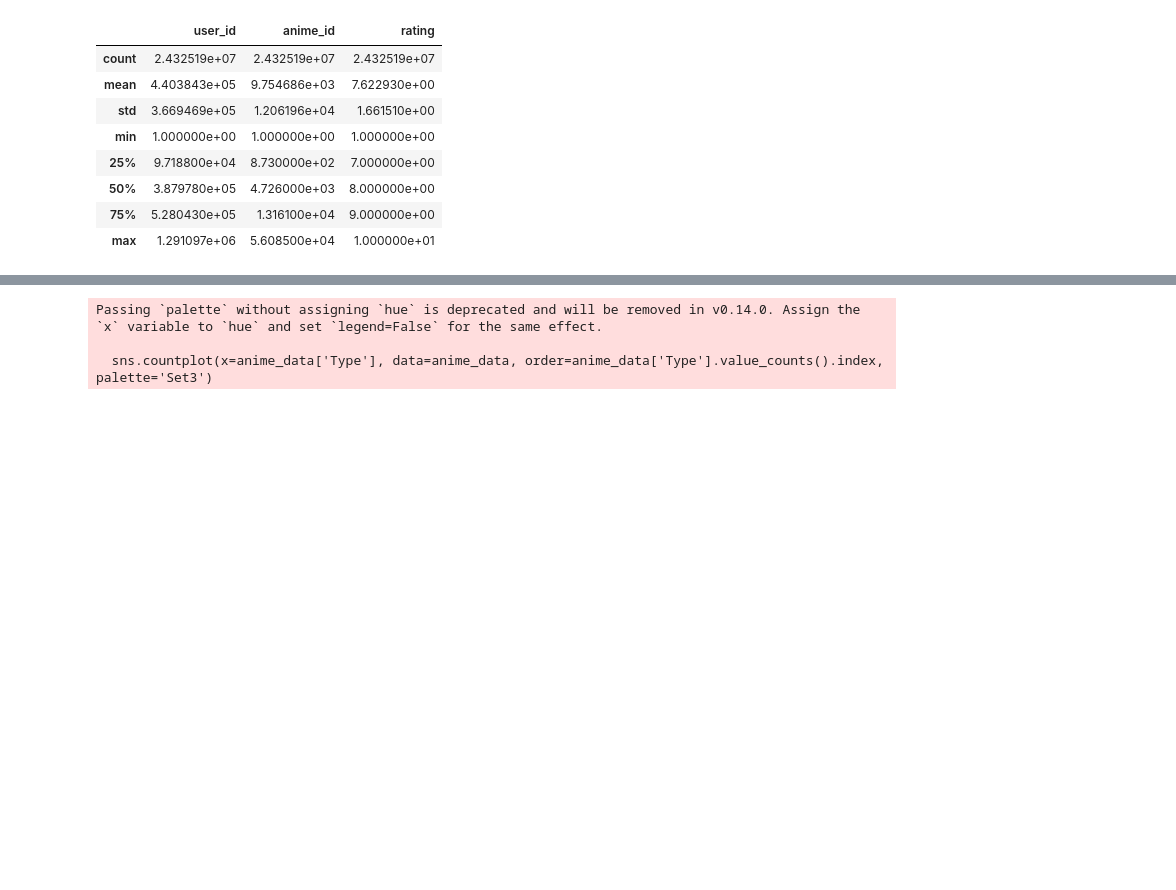
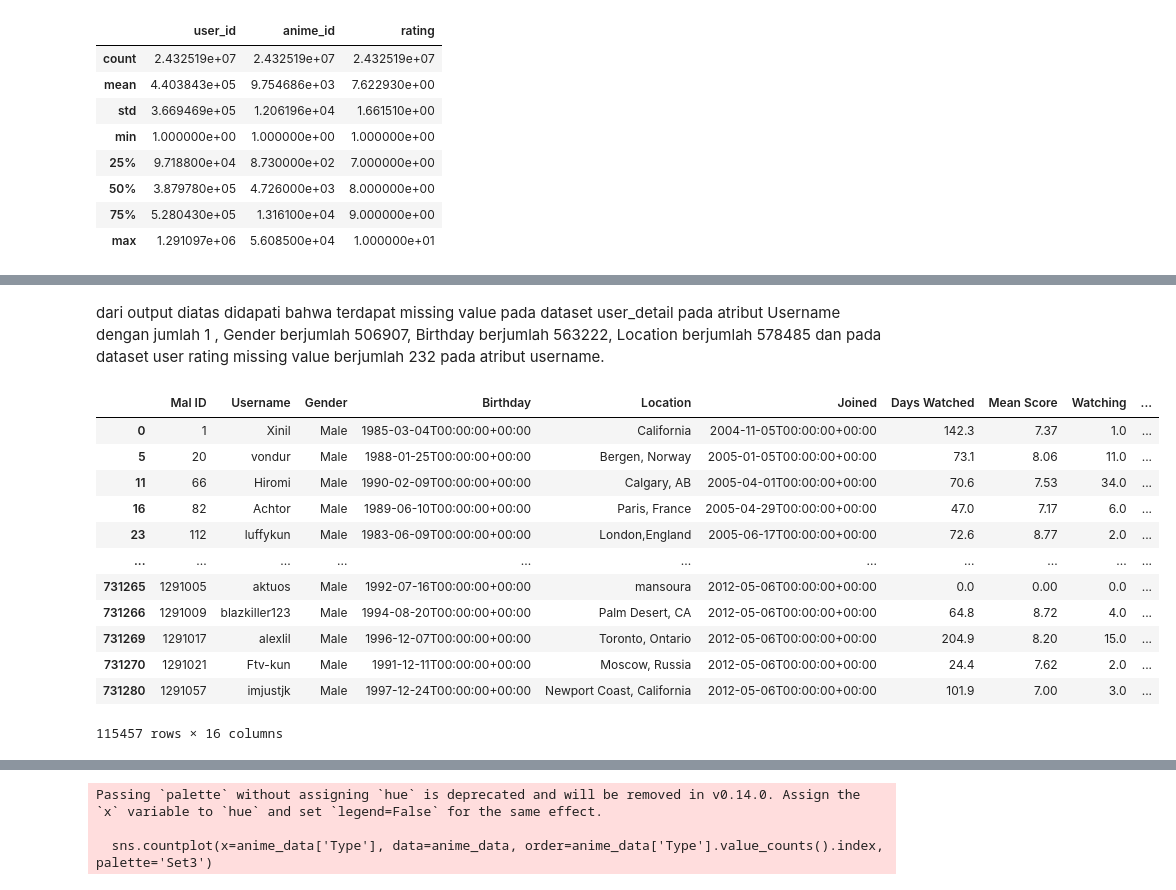
Before and after one commit to Agim-dudu/Sistem-Rekomendasi---Anime, a Jupyter notebook: Proyek_Akhir_Membuat_Model_Sistem_Rekomendasi.ipynb, the cells around one changed output, grey strips where cells are left out. Saved outputs shown, nothing was run; the diff lists cells and outputs as text; code cells hidden in the pictures; blank space fills up the shorter version.

```diff
--- a/Proyek_Akhir_Membuat_Model_Sistem_Rekomendasi.ipynb
+++ b/Proyek_Akhir_Membuat_Model_Sistem_Rekomendasi.ipynb
@@ -221,0 +290,19 @@ Jumlah data rating:  24325191
+# %% [markdown]
+dari output diatas didapati bahwa terdapat missing value pada dataset user_detail pada atribut Username dengan jumlah 1
+, Gender berjumlah 506907, Birthday berjumlah 563222, Location berjumlah 578485 dan pada dataset user rating missing value berjumlah 232 pada atribut username.
+# %%
+user_detail.dropna()
+# %% [output]
+|  | Mal ID | Username | Gender | Birthday | Location | Joined | Days Watched | Mean Score | Watching | ... |
+| 0 | 1 | Xinil | Male | 1985-03-04T00:00:00+00:00 | California | 2004-11-05T00:00:00+00:00 | 142.3 | 7.37 | 1.0 | ... |
+| 5 | 20 | vondur | Male | 1988-01-25T00:00:00+00:00 | Bergen, Norway | 2005-01-05T00:00:00+00:00 | 73.1 | 8.06 | 11.0 | ... |
+| 11 | 66 | Hiromi | Male | 1990-02-09T00:00:00+00:00 | Calgary, AB | 2005-04-01T00:00:00+00:00 | 70.6 | 7.53 | 34.0 | ... |
+| 16 | 82 | Achtor | Male | 1989-06-10T00:00:00+00:00 | Paris, France | 2005-04-29T00:00:00+00:00 | 47.0 | 7.17 | 6.0 | ... |
+| 23 | 112 | luffykun | Male | 1983-06-09T00:00:00+00:00 | London,England | 2005-06-17T00:00:00+00:00 | 72.6 | 8.77 | 2.0 | ... |
+| ... | ... | ... | ... | ... | ... | ... | ... | ... | ... | ... |
+| 731265 | 1291005 | aktuos | Male | 1992-07-16T00:00:00+00:00 | mansoura | 2012-05-06T00:00:00+00:00 | 0.0 | 0.00 | 0.0 | ... |
+| 731266 | 1291009 | blazkiller123 | Male | 1994-08-20T00:00:00+00:00 | Palm Desert, CA | 2012-05-06T00:00:00+00:00 | 64.8 | 8.72 | 4.0 | ... |
+| 731269 | 1291017 | alexlil | Male | 1996-12-07T00:00:00+00:00 | Toronto, Ontario | 2012-05-06T00:00:00+00:00 | 204.9 | 8.20 | 15.0 | ... |
+| 731270 | 1291021 | Ftv-kun | Male | 1991-12-11T00:00:00+00:00 | Moscow, Russia | 2012-05-06T00:00:00+00:00 | 24.4 | 7.62 | 2.0 | ... |
+| 731280 | 1291057 | imjustjk | Male | 1997-12-24T00:00:00+00:00 | Newport Coast, California | 2012-05-06T00:00:00+00:00 | 101.9 | 7.00 | 3.0 | ... |
+115457 rows × 16 columns
```
Also changed, not shown: parts of 159 cells of this notebook, 2 other files.
